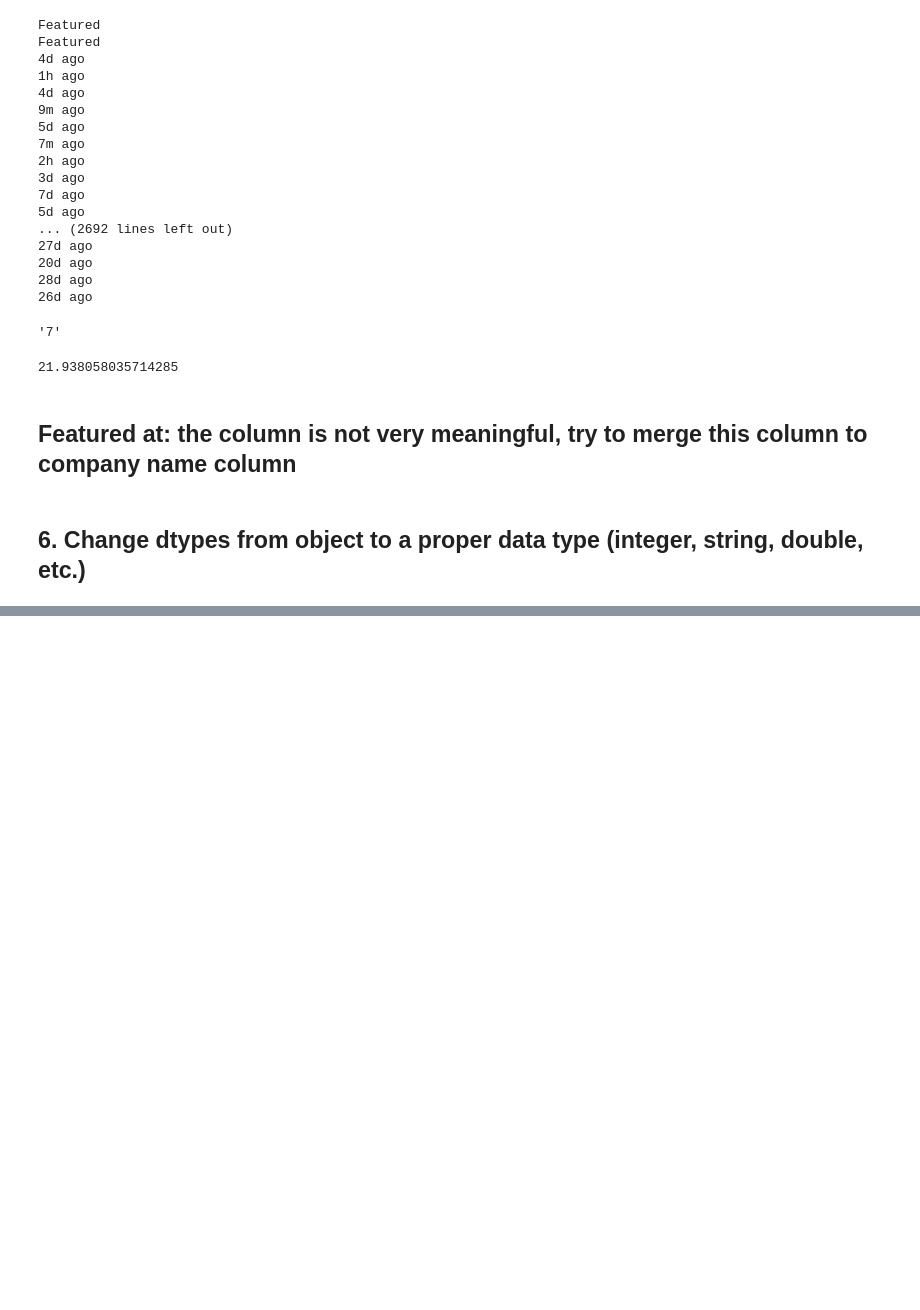
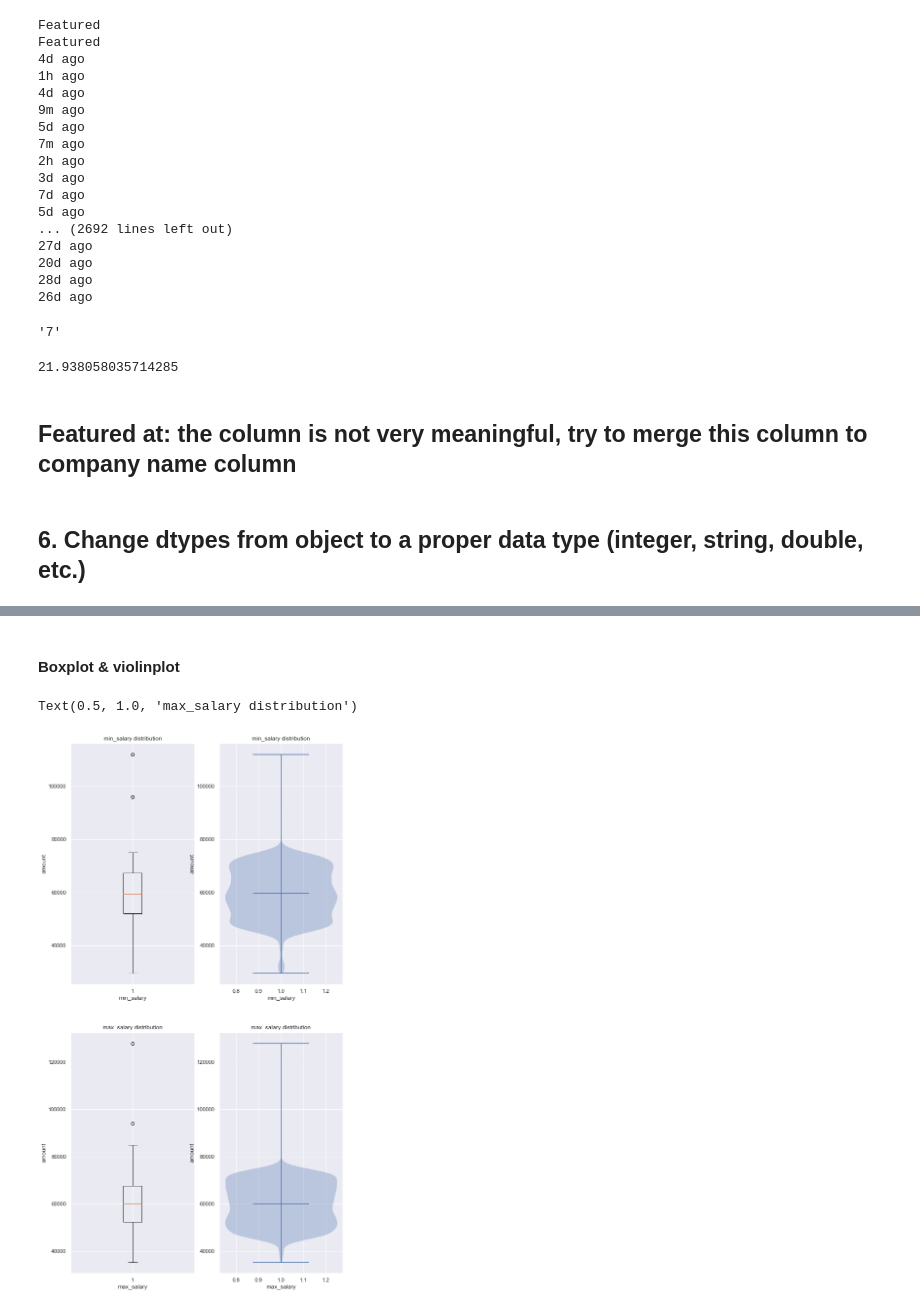
Before and after one commit to zyzisastudyreallyhardguy/dataanalysistask, a Jupyter notebook: jupyter notebook/dataanalysis.ipynb, the cells around one changed output, grey strips where cells are left out. Saved outputs shown, nothing was run; the diff lists cells and outputs as text; code cells hidden in the pictures; blank space fills up the shorter version.

```diff
--- a/jupyter notebook/dataanalysis.ipynb
+++ b/jupyter notebook/dataanalysis.ipynb
@@ -508,0 +544,28 @@ df_admin
+# %% [markdown]
+#### Boxplot & violinplot
+# %%
+#matplotlib
+
+#min_salary
+fig, axs = plt.subplots(nrows=2, ncols=2, figsize=(10, 20))
+axs[0][0].boxplot(df_admin['min_salary'])
+axs[0][0].set_xlabel('min_salary')
+axs[0][0].set_ylabel('amount')
+axs[0][0].set_title('min_salary distribution')
+axs[0][1].violinplot(df_admin['min_salary'], showmeans = True)
+axs[0][1].set_xlabel('min_salary')
+axs[0][1].set_ylabel('amount')
+axs[0][1].set_title('min_salary distribution')
+
+#max_salary
+axs[1][0].boxplot(df_admin['max_salary'])
+axs[1][0].set_xlabel('max_salary')
+axs[1][0].set_ylabel('amount')
+axs[1][0].set_title('max_salary distribution')
+axs[1][1].violinplot(df_admin['max_salary'], showmeans = True)
+axs[1][1].set_xlabel('max_salary')
+axs[1][1].set_ylabel('amount')
+axs[1][1].set_title('max_salary distribution')
+# %% [output]
+Text(0.5, 1.0, 'max_salary distribution')
+[figure, added]
```
Also changed, not shown: parts of 33 cells of this notebook.
